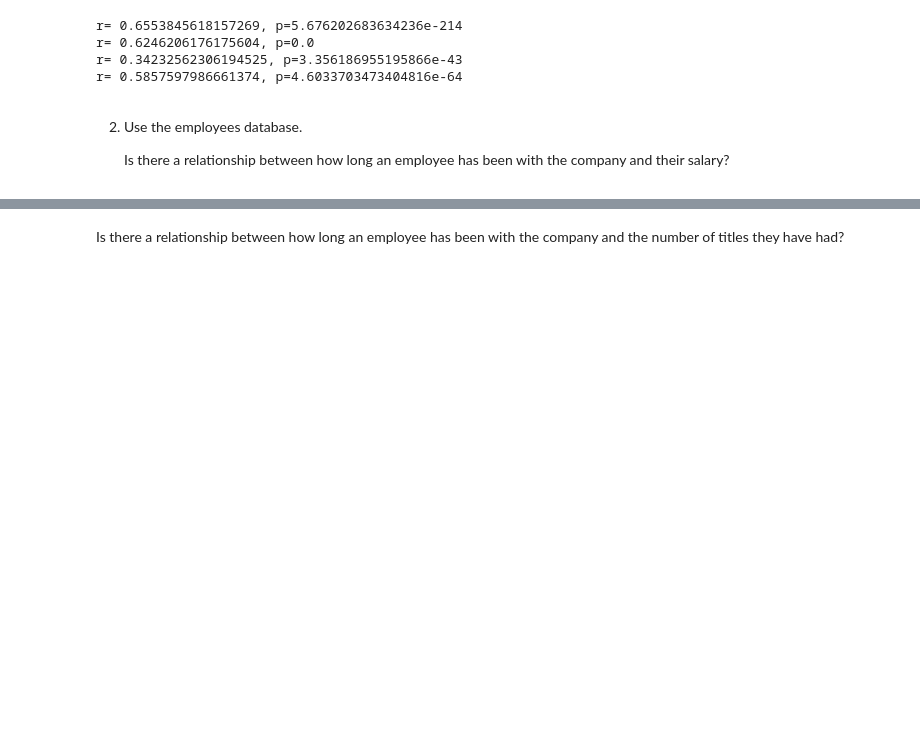
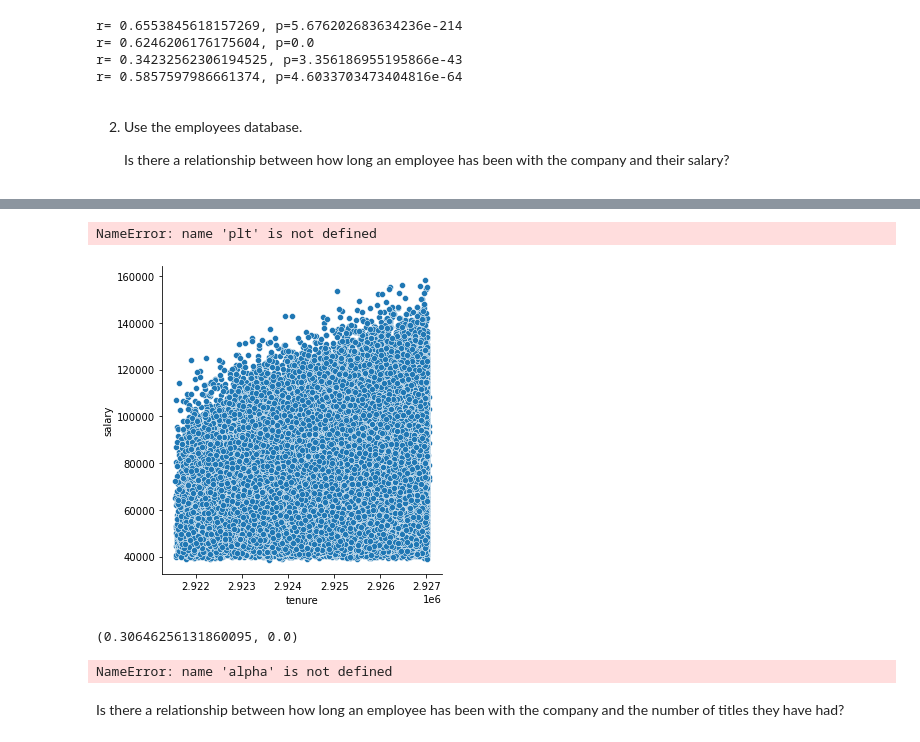
Before and after one commit to joe-bennett/statistics-exercises, a Jupyter notebook: hypothesis_testing.ipynb, the cells around one changed output, grey strips where cells are left out. Saved outputs shown, nothing was run; the diff lists cells and outputs as text; code cells hidden in the pictures; blank space fills up the shorter version.

```diff
--- a/hypothesis_testing.ipynb
+++ b/hypothesis_testing.ipynb
@@ -186,0 +234,11 @@ SyntaxError: invalid syntax (1677670821.py, line 5)
+# %%
+query = '''
+        select *
+        from employees
+            join salaries
+                using (emp_no)
+        where to_date = '9999-01-01'
+        '''
+# %%
+#read in sql query
+df = pd.read_sql(query, url)
@@ -186,0 +319,5 @@ SyntaxError: invalid syntax (1677670821.py, line 5)
+# %%
+#reformat tenure to int so it's useable
+df['tenure'] = (df.to_date - df.hire_date).astype(str).str.split(' ', expand=True)[0]
+# %%
+df.tenure = df.tenure.astype(int)
@@ -187,2 +333,26 @@ SyntaxError: invalid syntax (1677670821.py, line 5)
+# %%
+#plot relationships
+sns.relplot(data=df, x=df.tenure, y=df.salary)
+
+plt.title('how does salary change with tenure?')
+plt.show()
+# %% [output]
+NameError: name 'plt' is not defined
+[figure, added]
+# %%
+#calculate r and p
+r, p = stats.pearsonr(df.tenure, df.salary)
+r, p
+# %% [output]
+(0.30646256131860095, 0.0)
+# %%
+
+#evaluate p-value
+if p < alpha:
+    print("We reject the null hypothesis")
+else:
+    print("We fail to reject the null hypothesis")
+# %% [output]
+NameError: name 'alpha' is not defined
 # %% [markdown]
 Is there a relationship between how long an employee has been with the company and the number of titles they have had?
```
Also changed, not shown: parts of 31 cells of this notebook, 5 other files.
